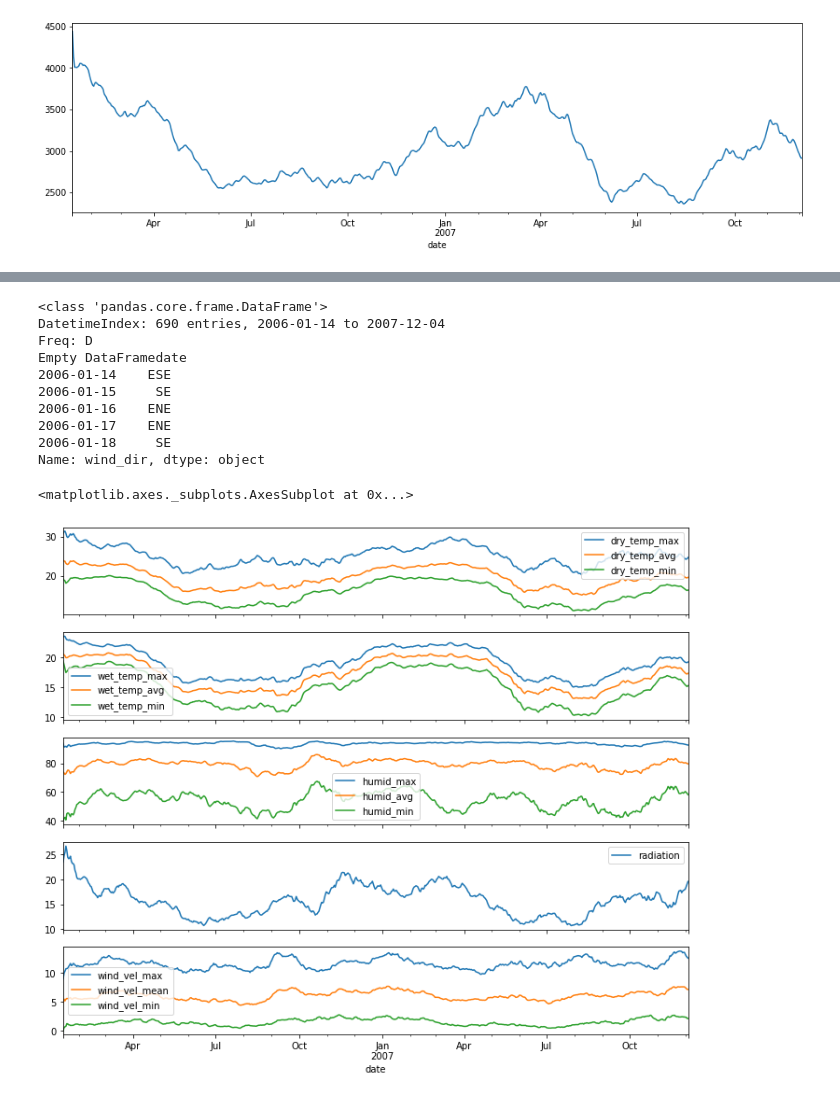
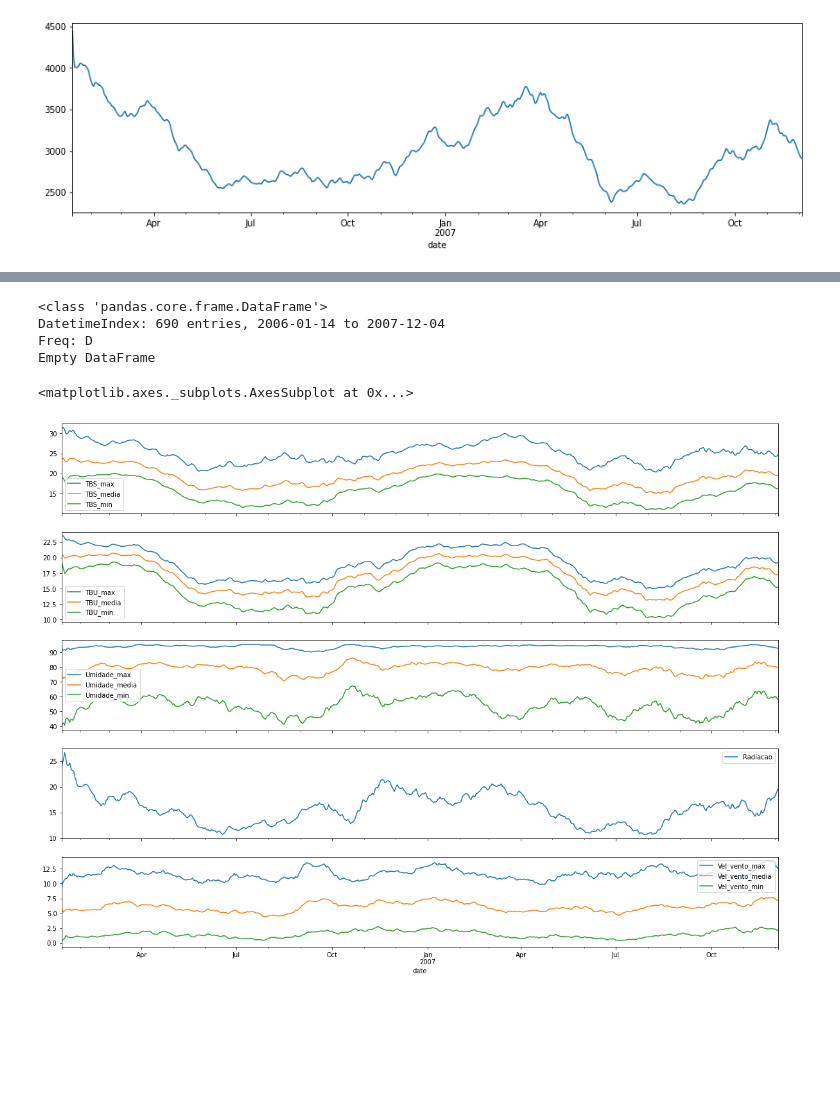
Before and after one commit to vitoramr/Energy_consumption_forecasting, a Jupyter notebook: forecast_model.ipynb, the cells around one changed output, grey strips where cells are left out. Cells and saved outputs as stored; diff of their text form; code cells hidden in the pictures; blank space fills up the shorter version.

```diff
--- a/forecast_model.ipynb
+++ b/forecast_model.ipynb
@@ -452,62 +597,49 @@ df_weather.info()
 # Resampling our data into features of the model
 # Dry bulb temperature
 df_dry_temp = df_dry_temp_1h['dry_temp'].resample('D')
-df_weather['dry_temp_max'] = df_dry_temp.agg(np.max)
-df_weather['dry_temp_avg'] = df_dry_temp.agg(np.mean)
-df_weather['dry_temp_min'] = df_dry_temp.agg(np.min)
+df_weather['TBS_max'] = df_dry_temp.agg(np.max)
+df_weather['TBS_media'] = df_dry_temp.agg(np.mean)
+df_weather['TBS_min'] = df_dry_temp.agg(np.min)
 
 # Wet bulb temperature
 df_wet_temp = df_wet_temp_1h['wet_temp'].resample('D')
 
-df_weather['wet_temp_max'] = df_wet_temp.agg(np.max)
-df_weather['wet_temp_avg'] = df_wet_temp.agg(np.mean)
-df_weather['wet_temp_min'] = df_wet_temp.agg(np.min)
+df_weather['TBU_max'] = df_wet_temp.agg(np.max)
+df_weather['TBU_media'] = df_wet_temp.agg(np.mean)
+df_weather['TBU_min'] = df_wet_temp.agg(np.min)
 
 # Humidity
 df_humid = df_humid_1h['humidity'].resample('D')
-df_weather['humid_max'] = df_humid.agg(np.max)
-df_weather['humid_avg'] = df_humid.agg(np.mean)
-df_weather['humid_min'] = df_humid.agg(np.min)
+df_weather['Umidade_max'] = df_humid.agg(np.max)
+df_weather['Umidade_media'] = df_humid.agg(np.mean)
+df_weather['Umidade_min'] = df_humid.agg(np.min)
 
 
 # Wind
 df_wind = df_wind_1h.resample('D')
-df_weather['wind_vel_max'] = df_wind['wind_vel'].agg(np.max)
-df_weather['wind_vel_mean'] = df_wind['wind_vel'].agg(np.mean)
-df_weather['wind_vel_min'] = df_wind['wind_vel'].agg(np.min)
+df_weather['Vel_vento_max'] = df_wind['wind_vel'].agg(np.max)
+df_weather['Vel_vento_media'] = df_wind['wind_vel'].agg(np.mean)
+df_weather['Vel_vento_min'] = df_wind['wind_vel'].agg(np.min)
 
-df_weather['wind_dir'] = df_wind['wind_dir'].agg(lambda x:x.value_counts().index[0])
+df_weather['Direcao_vento'] = df_wind['wind_dir'].agg(lambda x:x.value_counts().index[0])
 
 # Radiation (Already with 1d samples)
 df_weather = df_weather.merge(df_rad_1d[['radiation']], how='left', on='date')
 
+df_weather = df_weather.rename(columns={'radiation':'Radiacao'})
+
 # Adding the most frequent wind direction of the day
-print(df_weather['wind_dir'].head())
 df_weather = pd.get_dummies(df_weather,
-                            columns=['wind_dir'])
+                            columns=['Direcao_vento'])
 
 # Adding the day of the week as one-hot variables
 df_weather = df_weather.join(pd.get_dummies(df_weather.index.day_name()).set_index(df_weather.index))
 
 df_weather = df_weather.join(df_electric, how='left', on='date')
-
-# Plotting the weather files
-fig, axes = plt.subplots(nrows=5, ncols=1, figsize=(12,10), sharex=True)
-df_weather[['dry_temp_max','dry_temp_avg', 'dry_temp_min']].rolling('30d').mean().plot(ax=axes[0])
-df_weather[['wet_temp_max','wet_temp_avg', 'wet_temp_min']].rolling('30d').mean().plot(ax=axes[1])
-df_weather[['humid_max','humid_avg', 'humid_min']].rolling('30d').mean().plot(ax=axes[2])
-df_weather[['radiation']].rolling('30d').mean().plot(ax=axes[3])
-df_weather[['wind_vel_max','wind_vel_mean','wind_vel_min']].rolling('30d').mean().plot(ax=axes[4])
 # %% [output]
 <class 'pandas.core.frame.DataFrame'>
 DatetimeIndex: 690 entries, 2006-01-14 to 2007-12-04
 Freq: D
-Empty DataFramedate
-2006-01-14    ESE
-2006-01-15     SE
-2006-01-16    ENE
-2006-01-17    ENE
-2006-01-18     SE
-Name: wind_dir, dtype: object
+Empty DataFrame
 <matplotlib.axes._subplots.AxesSubplot at 0x...>
-[figure, old version]
+[figure, new version]
```
Also changed, not shown: parts of 28 cells of this notebook.
